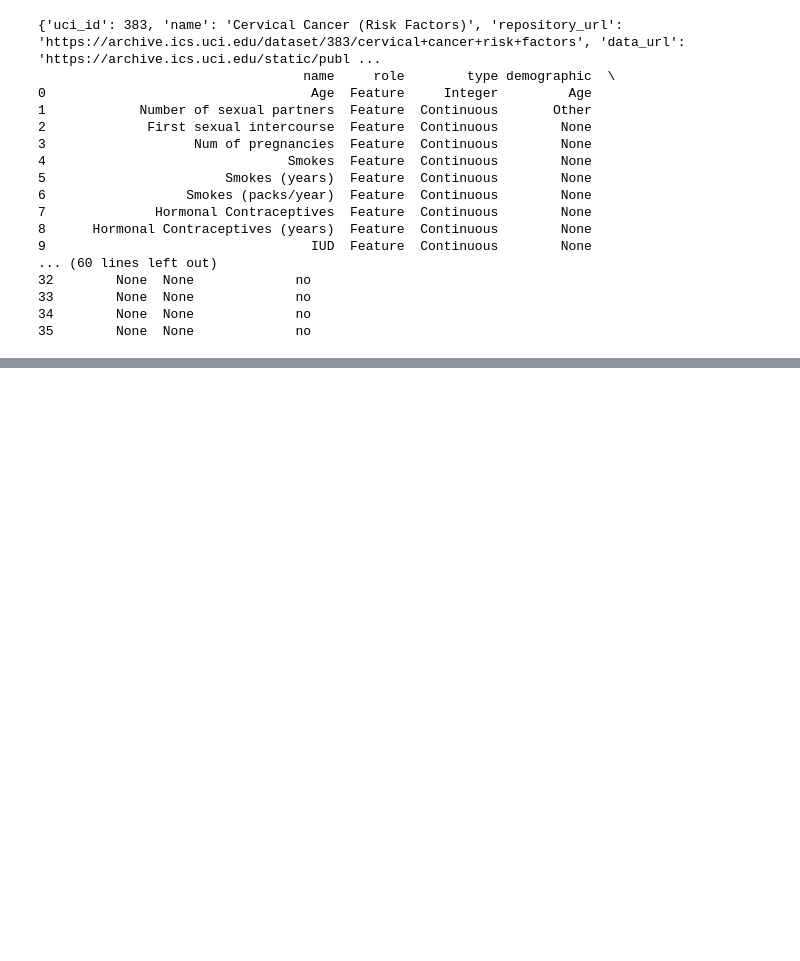
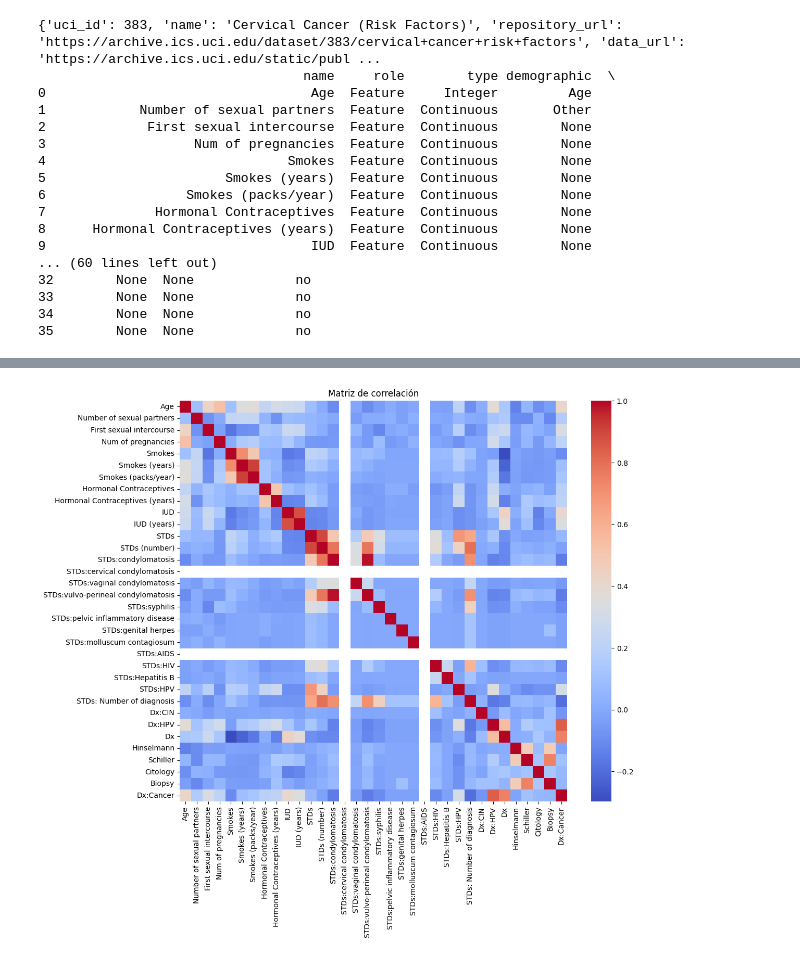
Before and after one commit to LINDAINES213/Lab01_Data-Science, a Jupyter notebook: Lab01.ipynb, the cells around one changed output, grey strips where cells are left out. Drawn from its saved outputs; the diff is of its cells as text; code cells hidden in the pictures; blank space fills up the shorter version.

```diff
--- a/Lab01.ipynb
+++ b/Lab01.ipynb
@@ -33,0 +382,9 @@ print(cervical_cancer_risk_factors.variables)
+# %%
+# 6. Análisis de Correlación
+plt.figure(figsize=(12, 10))
+correlation_matrix = data.corr()
+sns.heatmap(correlation_matrix, annot=False, cmap='coolwarm')
+plt.title('Matriz de correlación')
+plt.show()
+# %% [output]
+[figure, added]
```
Also changed, not shown: parts of 15 cells of this notebook.
